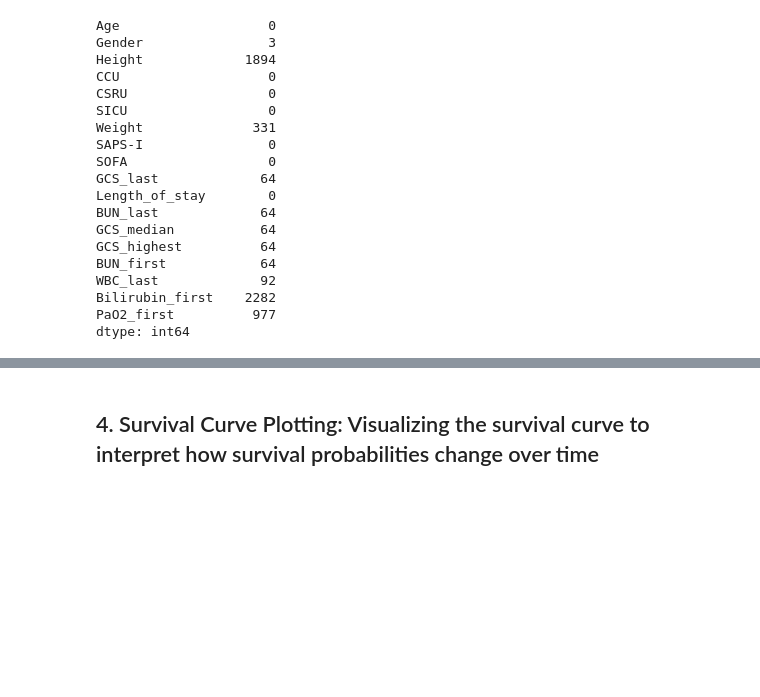
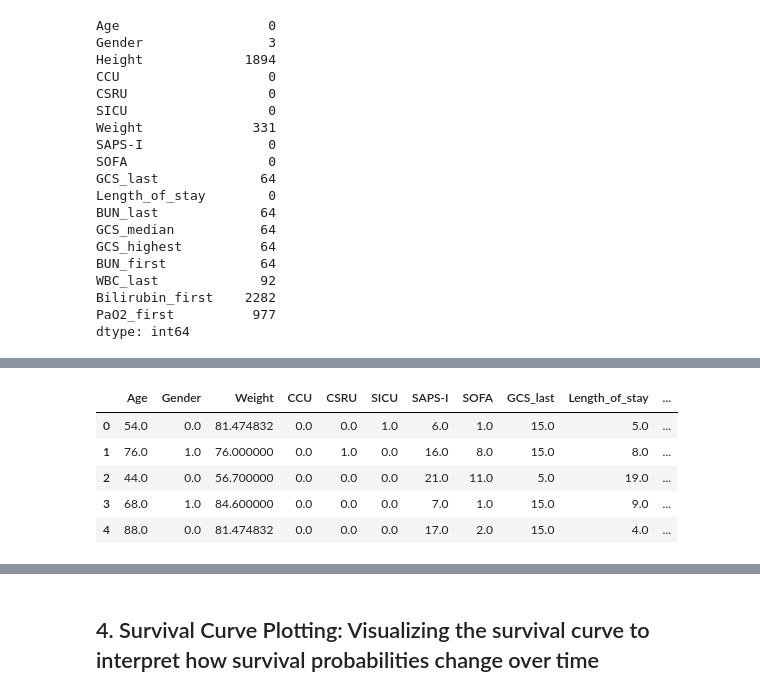
Before and after one commit to phidesigner/ICU_predict_prob, a Jupyter notebook: 03_ICU_Survival_Cox_RF_Notebook copy.ipynb, the cells around one changed output, grey strips where cells are left out. Cells and saved outputs as stored; diff of their text form; code cells hidden in the pictures; blank space fills up the shorter version.

```diff
--- a/03_ICU_Survival_Cox_RF_Notebook copy.ipynb
+++ b/03_ICU_Survival_Cox_RF_Notebook copy.ipynb
@@ -94,21 +89,3 @@ WBC_last             92
 Bilirubin_first    2282
 PaO2_first          977
 dtype: int64
-# %%
-# Updating the list of covariates by removing variables with high missingness
-selected_covariates = [
-    'Age', 'Gender', 'Weight', 'CCU', 'CSRU', 'SICU',
-    'SAPS-I', 'SOFA', 'GCS_last', 'Length_of_stay', 'BUN_last',
-    'GCS_median', 'GCS_highest', 'BUN_first', 'WBC_last'
-]
-
-# Creating a new DataFrame with the selected covariates
-filtered_data = ICU_df[selected_covariates]
-
-# Dropping rows with any missing values in the remaining covariates
-filtered_data = filtered_data.dropna()
-
-# Checking the shape of the data after handling missing values
-data_shape_after = filtered_data.shape
-
-data_shape_after
@@ -119,0 +129,10 @@ Implementing the Kaplan-Meier method to estimate survival probabilities over tim
+# %%
+ICU_cox = ICU_cleaned_imputed[selected_covariates + ['Survival', 'In-hospital_death']].copy()
+ICU_cox.head()
+# %% [output]
+|  | Age | Gender | Weight | CCU | CSRU | SICU | SAPS-I | SOFA | GCS_last | Length_of_stay | ... |
+| 0 | 54.0 | 0.0 | 81.474832 | 0.0 | 0.0 | 1.0 | 6.0 | 1.0 | 15.0 | 5.0 | ... |
+| 1 | 76.0 | 1.0 | 76.000000 | 0.0 | 1.0 | 0.0 | 16.0 | 8.0 | 15.0 | 8.0 | ... |
+| 2 | 44.0 | 0.0 | 56.700000 | 0.0 | 0.0 | 0.0 | 21.0 | 11.0 | 5.0 | 19.0 | ... |
+| 3 | 68.0 | 1.0 | 84.600000 | 0.0 | 0.0 | 0.0 | 7.0 | 1.0 | 15.0 | 9.0 | ... |
+| 4 | 88.0 | 0.0 | 81.474832 | 0.0 | 0.0 | 0.0 | 17.0 | 2.0 | 15.0 | 4.0 | ... |
```
Also changed, not shown: parts of 11 cells of this notebook, 1 other file.
